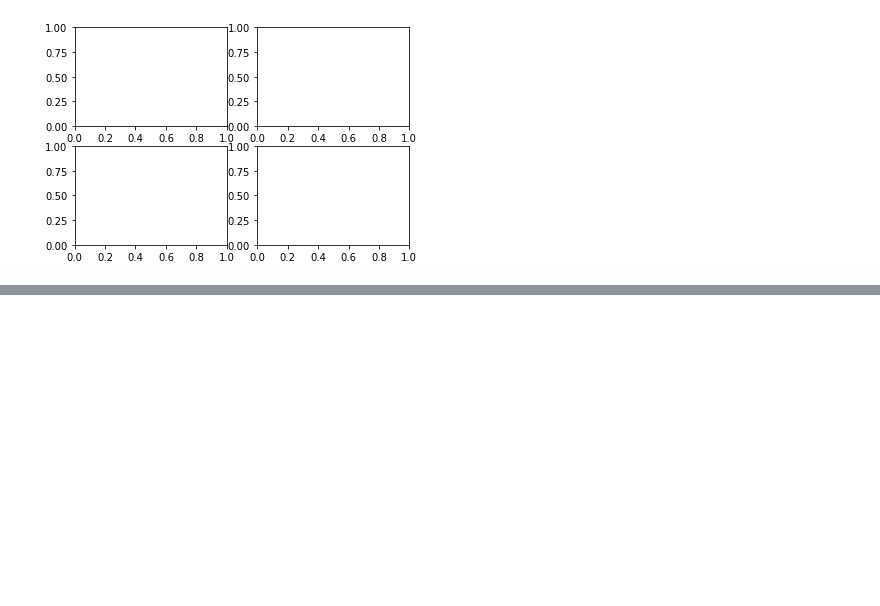
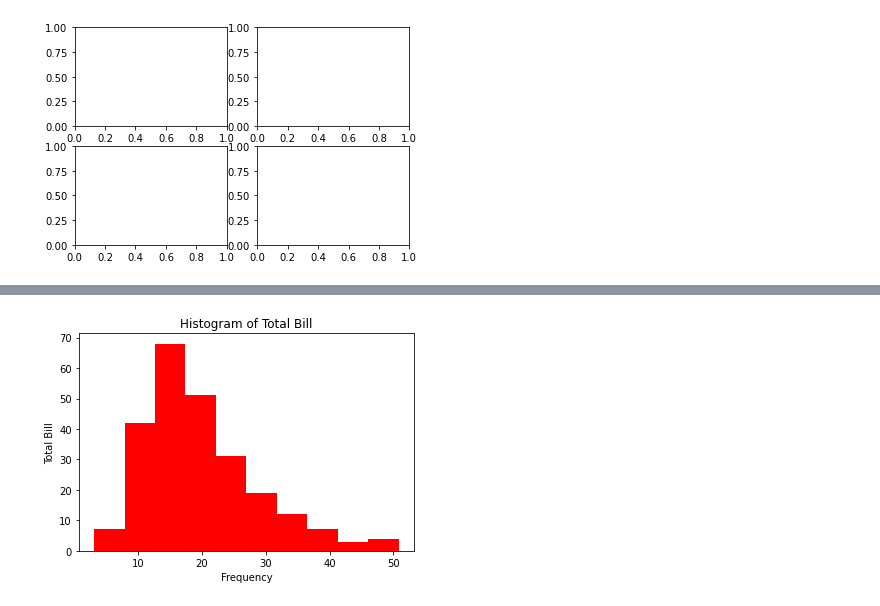
Before and after one commit to hk918216/Pandas, a Jupyter notebook: 03_그래프 그리기.ipynb, the cells around one changed output, grey strips where cells are left out. Saved outputs shown, nothing was run; the diff lists cells and outputs as text; code cells hidden in the pictures; blank space fills up the shorter version.

```diff
--- a/03_그래프 그리기.ipynb
+++ b/03_그래프 그리기.ipynb
@@ -78,0 +92,4 @@ fig
+# %%
+tips = sns.load_dataset('tips')
+print(tips.head())
+print(type(tips))
@@ -78,0 +111,9 @@ fig
+# %%
+axes1.hist(tips['total_bill'], bins=10, color='red')  # bins = 간격
+axes1.set_title('Histogram of Total Bill')
+axes1.set_xlabel('Frequency')
+axes1.set_ylabel('Total Bill')
+
+fig
+# %% [output]
+[figure, added]
```
Also changed, not shown: parts of 48 cells of this notebook, 1 other file.
